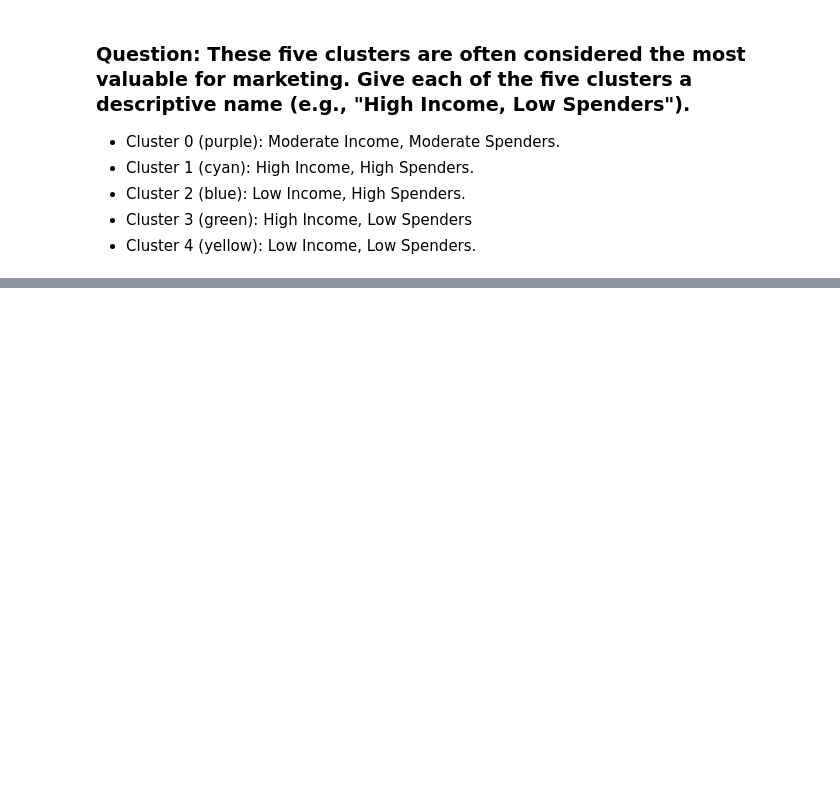
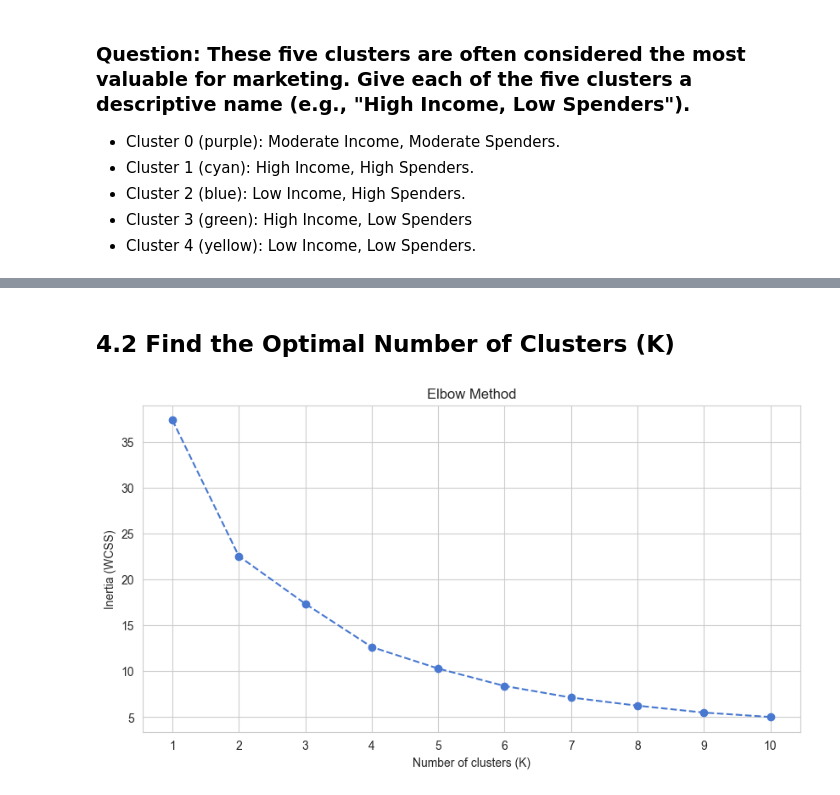
Before and after one commit to GitGud-f/customer-segmentation-kmeans, a Jupyter notebook: notebooks/analysis_report.ipynb, the cells around one changed output, grey strips where cells are left out. Saved outputs shown, nothing was run; the diff lists cells and outputs as text; code cells hidden in the pictures; blank space fills up the shorter version.

Commit message:
Part 4
- Scale Data for clustering
- Perform Kmeans
- Calculate and plot inertia to find optimal k values
- perform Kmeans on 3 feartures
- Visualize clusters

```diff
--- a/notebooks/analysis_report.ipynb
+++ b/notebooks/analysis_report.ipynb
@@ -187,0 +192,6 @@ visualization.plot_kmeans_clusters(
+# %%
+features_3d = ['age', 'yearly income', 'purchase spending']
+
+df_scaled = data_loader.scale_features(df_clean, features_3d)
+
+display(df_scaled.head())
@@ -187,0 +205,8 @@ visualization.plot_kmeans_clusters(
+# %% [markdown]
+## 4.2 Find the Optimal Number of Clusters (K)
+# %%
+inertia_values = clustering.get_inertia_values(df_scaled, max_k=10)
+
+visualization.plot_elbow_curve(inertia_values)
+# %% [output]
+[figure, added]
```
Also changed, not shown: parts of 8 cells of this notebook, 3 other files.
